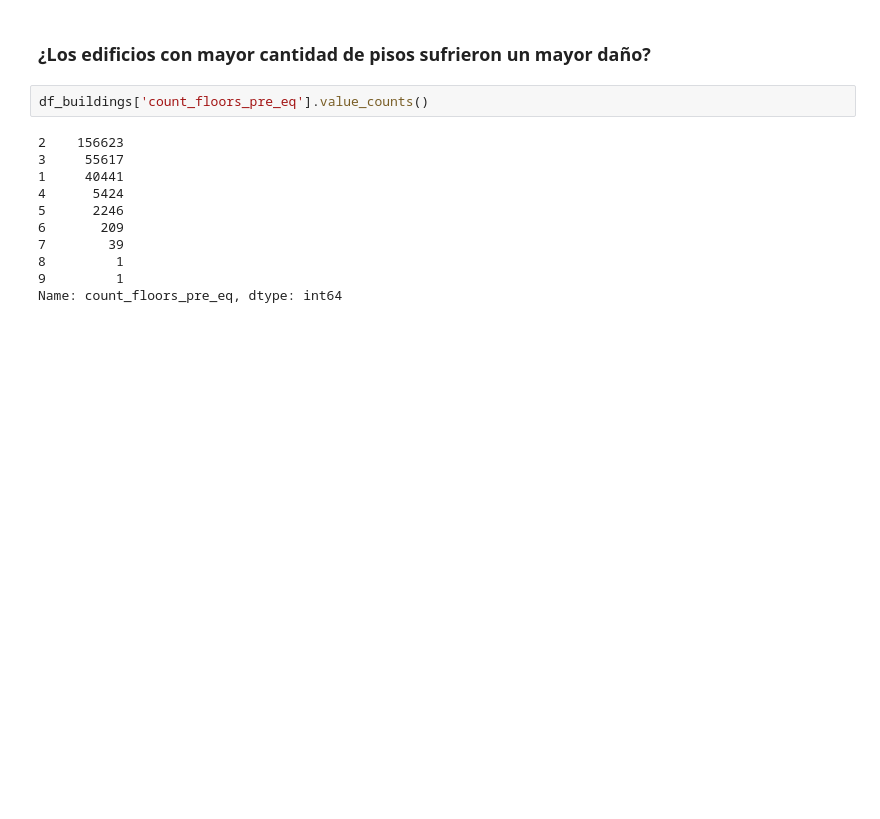
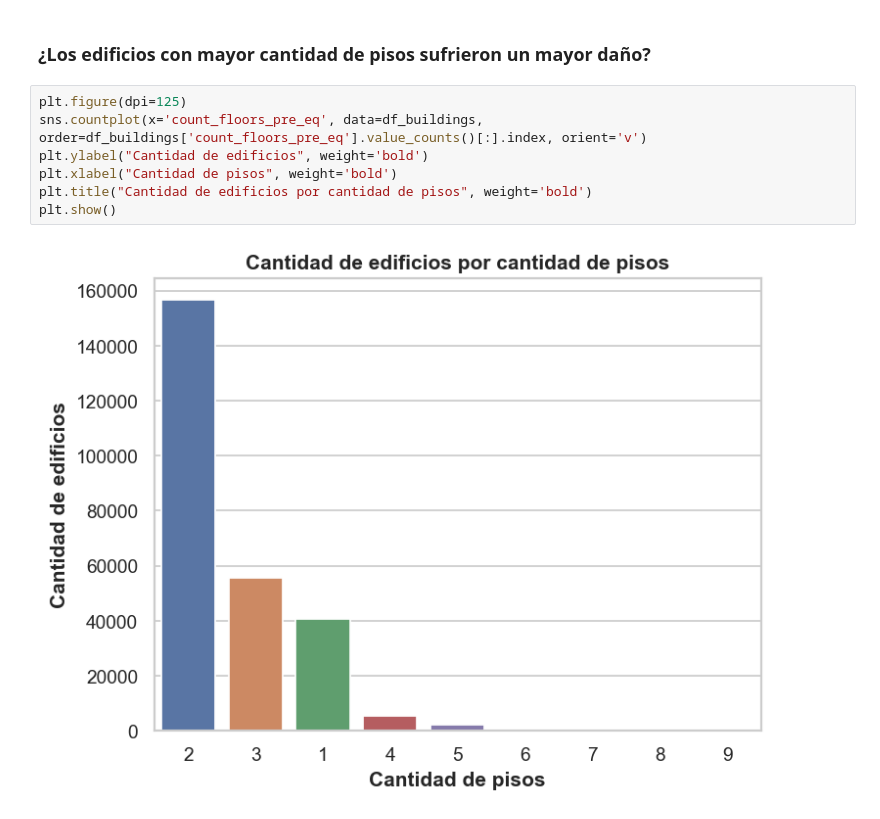
Before and after one commit to FacuMastri/richters-predictor-earthquake, a Jupyter notebook: 1-analisis-exploratorio.ipynb, the cells around one changed output. Saved outputs shown, nothing was run; the diff lists cells and outputs as text; blank space fills up the shorter version.

```diff
--- a/1-analisis-exploratorio.ipynb
+++ b/1-analisis-exploratorio.ipynb
@@ -626,16 +704,12 @@ plt.show()
 En concordancia con lo analizado en 1.2.1, vemos que un poco mas del 50% de las familias viven en una vivienda fabricada con barro-piedra seguido por un alrededor del 20% de familias que viven en hogares fabricados con timber. Si bien estamos trabajando con un subset de un set de datos mas amplio que consta de alrededor de un millon de viviendas encuestadas, puede ser que la alta cantidad de viviendas fabricadas con timber provengan de que se hallan seleccionado datos de zonas rurales, ya que dichos hogares suelen prevalecer en dichas zonas.
 # %% [markdown]
 ### ¿Los edificios con mayor cantidad de pisos sufrieron un mayor daño?
-# %%
-df_buildings['count_floors_pre_eq'].value_counts()
-# %% [output]
-2    156623
-3     55617
-1     40441
-4      5424
-5      2246
-6       209
-7        39
-8         1
-9         1
-Name: count_floors_pre_eq, dtype: int64
+# %%
+plt.figure(dpi=125)
+sns.countplot(x='count_floors_pre_eq', data=df_buildings, order=df_buildings['count_floors_pre_eq'].value_counts()[:].index, orient='v')
+plt.ylabel("Cantidad de edificios", weight='bold')
+plt.xlabel("Cantidad de pisos", weight='bold')
+plt.title("Cantidad de edificios por cantidad de pisos", weight='bold')
+plt.show()
+# %% [output]
+[figure, added]
```
Also changed, not shown: parts of 21 cells of this notebook.
